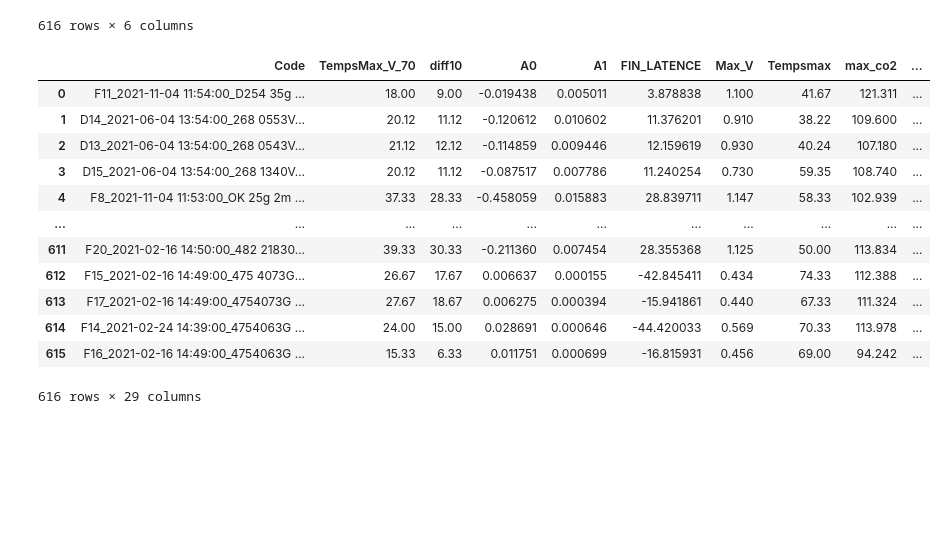
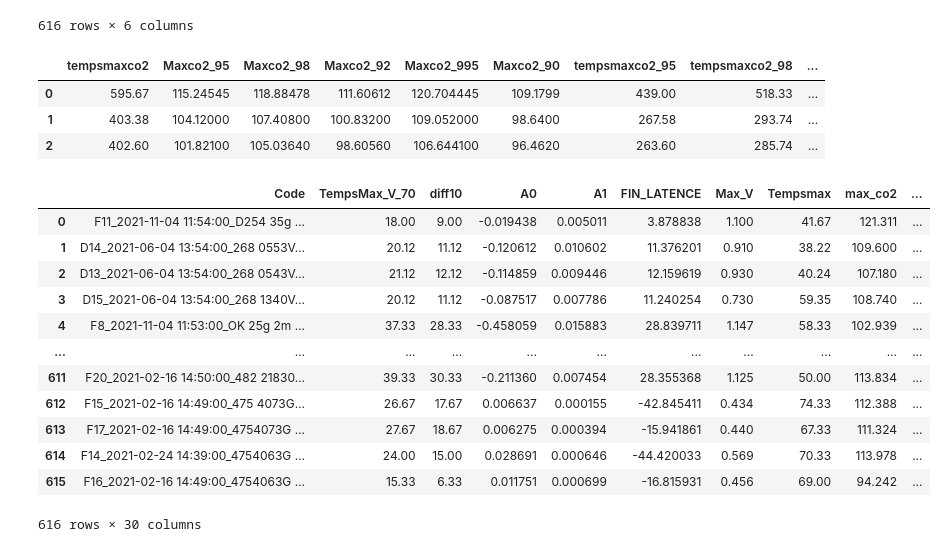
Before and after one commit to bigirimanainnocent12/Code, a Jupyter notebook: Fin_FERMA.ipynb, the cells around one changed output. Cells and saved outputs as stored; diff of their text form; code cells hidden in the pictures; blank space fills up the shorter version.

```diff
--- a/Fin_FERMA.ipynb
+++ b/Fin_FERMA.ipynb
@@ -257,20 +240,11 @@ data_
 # %%
 data_fi = pd.merge(DF, DF3, left_on='Code', right_on='Code')
 data_final=pd.merge(data_fi, DF2, left_on='Code', right_on='code')
 data_final.drop('code', axis=1, inplace=True)
 data_finale=pd.merge(data_, data_final, left_on='Code', right_on='Code')
-data_finale
+data_finale.iloc[:,9:].head(3)
 # %% [output]
-|  | Code | TempsMax_V_70 | diff10 | A0 | A1 | FIN_LATENCE | Max_V | Tempsmax | max_co2 | ... |
-| 0 | F11_2021-11-04 11:54:00_D254 35g ... | 18.00 | 9.00 | -0.019438 | 0.005011 | 3.878838 | 1.100 | 41.67 | 121.311 | ... |
-| 1 | D14_2021-06-04 13:54:00_268 0553V... | 20.12 | 11.12 | -0.120612 | 0.010602 | 11.376201 | 0.910 | 38.22 | 109.600 | ... |
-| 2 | D13_2021-06-04 13:54:00_268 0543V... | 21.12 | 12.12 | -0.114859 | 0.009446 | 12.159619 | 0.930 | 40.24 | 107.180 | ... |
-| 3 | D15_2021-06-04 13:54:00_268 1340V... | 20.12 | 11.12 | -0.087517 | 0.007786 | 11.240254 | 0.730 | 59.35 | 108.740 | ... |
-| 4 | F8_2021-11-04 11:53:00_OK 25g 2m ... | 37.33 | 28.33 | -0.458059 | 0.015883 | 28.839711 | 1.147 | 58.33 | 102.939 | ... |
-| ... | ... | ... | ... | ... | ... | ... | ... | ... | ... | ... |
-| 611 | F20_2021-02-16 14:50:00_482 21830... | 39.33 | 30.33 | -0.211360 | 0.007454 | 28.355368 | 1.125 | 50.00 | 113.834 | ... |
-| 612 | F15_2021-02-16 14:49:00_475 4073G... | 26.67 | 17.67 | 0.006637 | 0.000155 | -42.845411 | 0.434 | 74.33 | 112.388 | ... |
-| 613 | F17_2021-02-16 14:49:00_4754073G ... | 27.67 | 18.67 | 0.006275 | 0.000394 | -15.941861 | 0.440 | 67.33 | 111.324 | ... |
-| 614 | F14_2021-02-24 14:39:00_4754063G ... | 24.00 | 15.00 | 0.028691 | 0.000646 | -44.420033 | 0.569 | 70.33 | 113.978 | ... |
-| 615 | F16_2021-02-16 14:49:00_4754063G ... | 15.33 | 6.33 | 0.011751 | 0.000699 | -16.815931 | 0.456 | 69.00 | 94.242 | ... |
+|  | tempsmaxco2 | Maxco2_95 | Maxco2_98 | Maxco2_92 | Maxco2_995 | Maxco2_90 | tempsmaxco2_95 | tempsmaxco2_98 | ... |
+| 0 | 595.67 | 115.24545 | 118.88478 | 111.60612 | 120.704445 | 109.1799 | 439.00 | 518.33 | ... |
+| 1 | 403.38 | 104.12000 | 107.40800 | 100.83200 | 109.052000 | 98.6400 | 267.58 | 293.74 | ... |
+| 2 | 402.60 | 101.82100 | 105.03640 | 98.60560 | 106.644100 | 96.4620 | 263.60 | 285.74 | ... |
-616 rows × 29 columns
@@ -277,2 +267,19 @@ data_finale
+# %%
+data_finale['FIN_FERMENTATION']=np.vectorize(FIN_FERMENTATION)(data_finale['FIN_FERMENTATION_95_995'],data_finale['FIN_FERMENTATION_92_98'],data_finale['FIN_FERMENTATION_90_98'],data_finale['tempsmaxco2_995'])
+data_finale
+# %% [output]
+|  | Code | TempsMax_V_70 | diff10 | A0 | A1 | FIN_LATENCE | Max_V | Tempsmax | max_co2 | ... |
+| 0 | F11_2021-11-04 11:54:00_D254 35g ... | 18.00 | 9.00 | -0.019438 | 0.005011 | 3.878838 | 1.100 | 41.67 | 121.311 | ... |
+| 1 | D14_2021-06-04 13:54:00_268 0553V... | 20.12 | 11.12 | -0.120612 | 0.010602 | 11.376201 | 0.910 | 38.22 | 109.600 | ... |
+| 2 | D13_2021-06-04 13:54:00_268 0543V... | 21.12 | 12.12 | -0.114859 | 0.009446 | 12.159619 | 0.930 | 40.24 | 107.180 | ... |
+| 3 | D15_2021-06-04 13:54:00_268 1340V... | 20.12 | 11.12 | -0.087517 | 0.007786 | 11.240254 | 0.730 | 59.35 | 108.740 | ... |
+| 4 | F8_2021-11-04 11:53:00_OK 25g 2m ... | 37.33 | 28.33 | -0.458059 | 0.015883 | 28.839711 | 1.147 | 58.33 | 102.939 | ... |
+| ... | ... | ... | ... | ... | ... | ... | ... | ... | ... | ... |
+| 611 | F20_2021-02-16 14:50:00_482 21830... | 39.33 | 30.33 | -0.211360 | 0.007454 | 28.355368 | 1.125 | 50.00 | 113.834 | ... |
+| 612 | F15_2021-02-16 14:49:00_475 4073G... | 26.67 | 17.67 | 0.006637 | 0.000155 | -42.845411 | 0.434 | 74.33 | 112.388 | ... |
+| 613 | F17_2021-02-16 14:49:00_4754073G ... | 27.67 | 18.67 | 0.006275 | 0.000394 | -15.941861 | 0.440 | 67.33 | 111.324 | ... |
+| 614 | F14_2021-02-24 14:39:00_4754063G ... | 24.00 | 15.00 | 0.028691 | 0.000646 | -44.420033 | 0.569 | 70.33 | 113.978 | ... |
+| 615 | F16_2021-02-16 14:49:00_4754063G ... | 15.33 | 6.33 | 0.011751 | 0.000699 | -16.815931 | 0.456 | 69.00 | 94.242 | ... |
+616 rows × 30 columns
 # %%
 data_finale.to_excel('DONNEE.xlsx', index=False)
```
Also changed, not shown: parts of 4 cells of this notebook.
